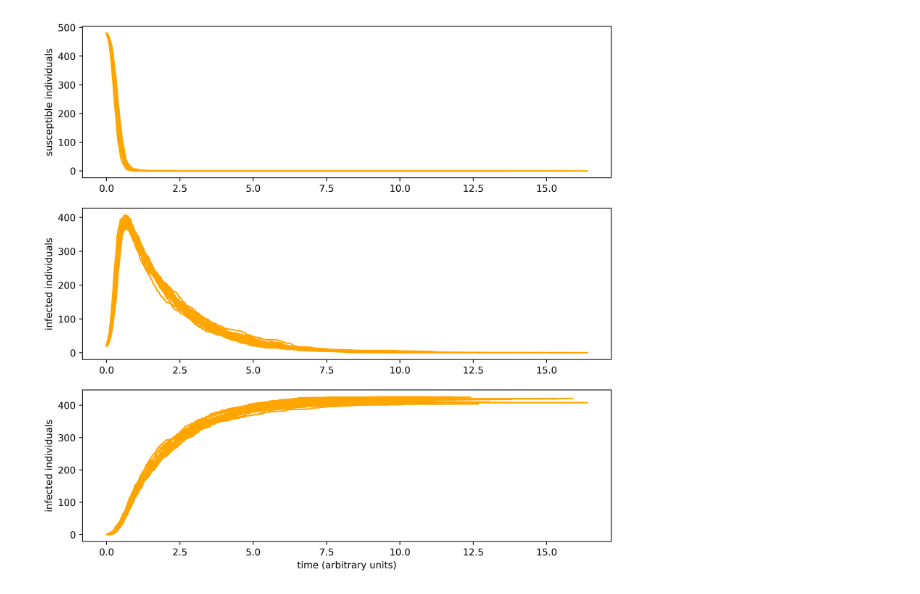
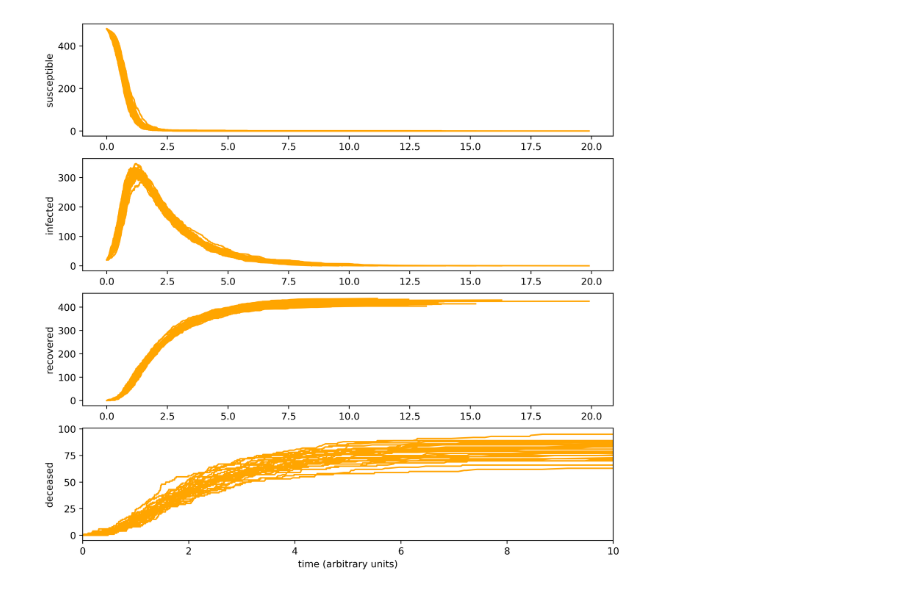
Before and after one commit to wfatherley/monte-carlo, a Jupyter notebook: ssa.ipynb, the cells around one changed output. Drawn from its saved outputs; the diff is of its cells as text; code cells hidden in the pictures.

```diff
--- a/ssa.ipynb
+++ b/ssa.ipynb
@@ -83,36 +42,42 @@ pyplot.show()
 # %%
 # make a nice, big figure
 pyplot.figure(figsize=(10,10), dpi=500)
 
 
 # make a subplot for susceptible individuals
-axes_s = pyplot.subplot(311)
-axes_s.set_ylabel("susceptible individuals")
+axes_s = pyplot.subplot(411)
+axes_s.set_ylabel("susceptible")
 
 # make a subplot for infected individuals
-axes_i = pyplot.subplot(312)
-axes_i.set_ylabel("infected individuals")
+axes_i = pyplot.subplot(412)
+axes_i.set_ylabel("infected")
 
 # make a subplot for recovered individuals
-axes_r = pyplot.subplot(313)
-axes_r.set_ylabel("infected individuals")
-axes_r.set_xlabel("time (arbitrary units)")
+axes_r = pyplot.subplot(413)
+axes_r.set_ylabel("recovered")
+
+# make a subplot for deceased individuals
+axes_d = pyplot.subplot(414)
+axes_d.set_xlim(0,10)
+axes_d.set_ylabel("deceased")
+axes_d.set_xlabel("time (arbitrary units)")
 
 
 
 # testing the first-reaction method
 trajectories = 0
 for trajectory in epidemic_generator.first_reaction():
     axes_s.plot(trajectory["time"], trajectory["s"], color="orange")
     axes_i.plot(trajectory["time"], trajectory["i"], color="orange")
     axes_r.plot(trajectory["time"], trajectory["r"], color="orange")
+    axes_d.plot(trajectory["time"], trajectory["d"], color="orange")
     trajectories += 1
     if trajectories == 30:
         break
 
 pyplot.show()
 # %% [output]
-[figure, old version]
+[figure, new version]
 # %% [markdown]
 # Stochastic simulation algorithm
 Will Fatherley
```
Also changed, not shown: parts of 9 cells of this notebook.
